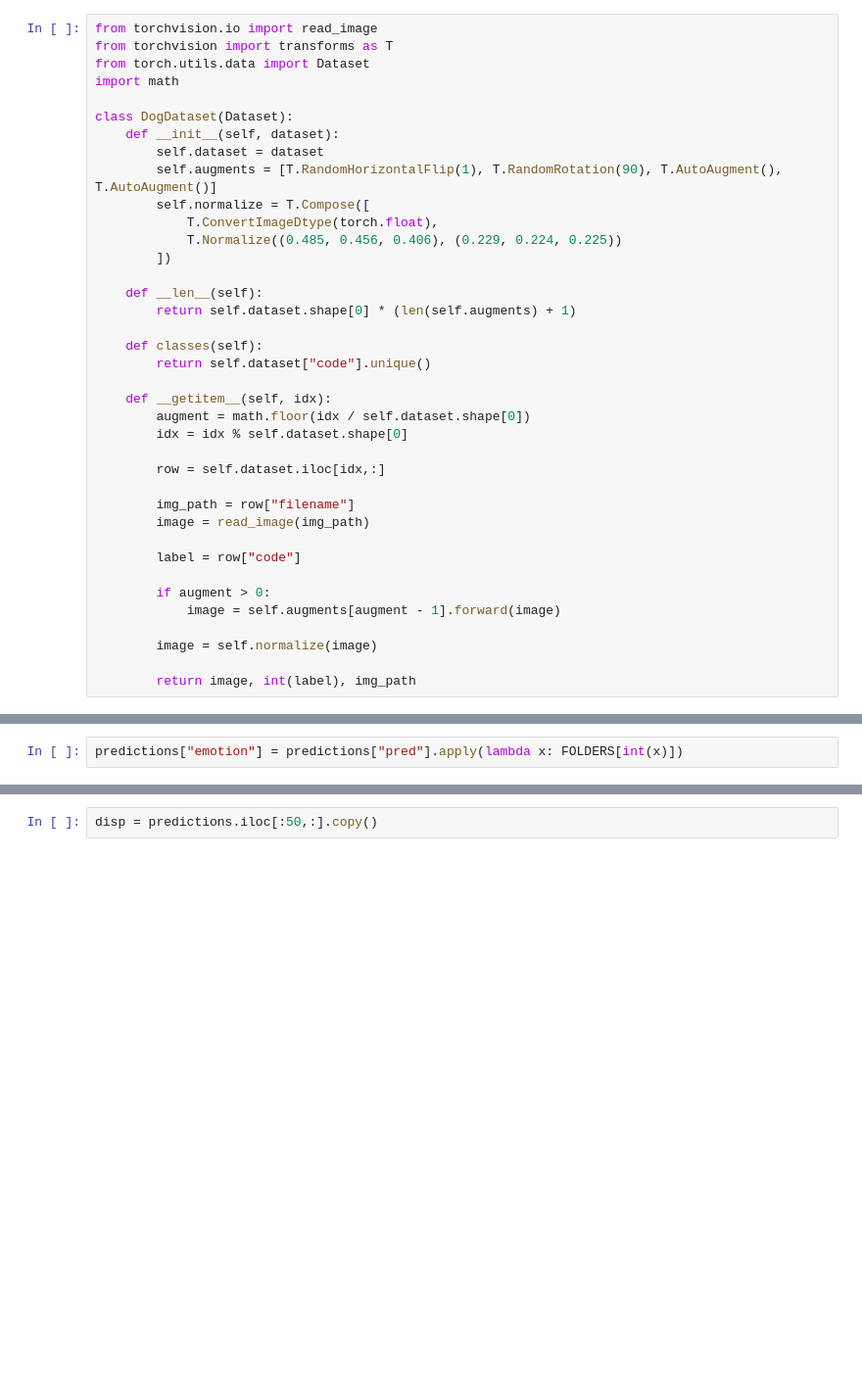
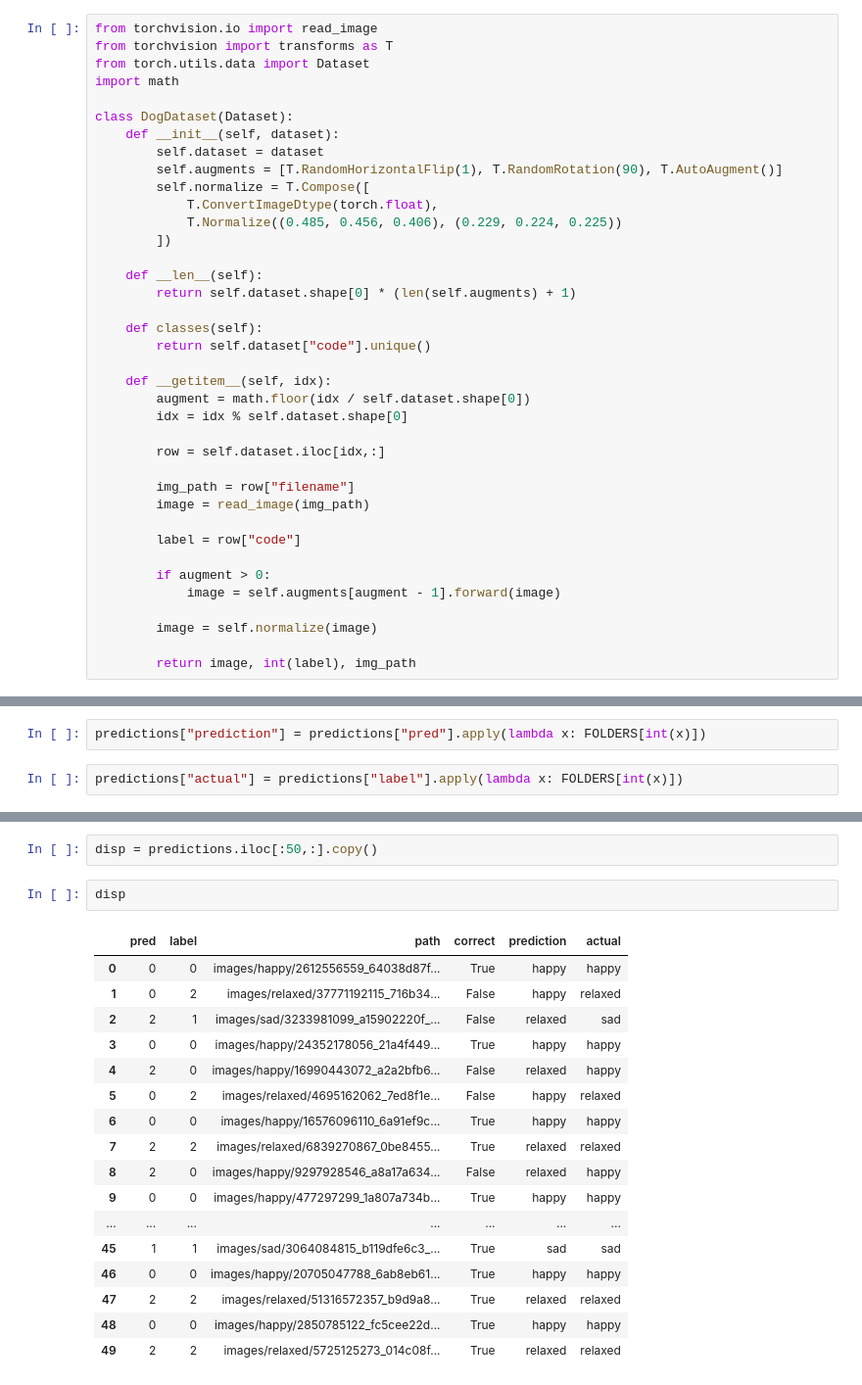
Before and after one commit to dataquestio/project-walkthroughs, a Jupyter notebook: dog_emotions/prediction.ipynb, the cells around one changed output, grey strips where cells are left out. Shown at 98% size. Saved outputs shown, nothing was run; the diff lists cells and outputs as text; blank space fills up the shorter version.

Commit message:
Update image files and predictions

```diff
--- a/dog_emotions/prediction.ipynb
+++ b/dog_emotions/prediction.ipynb
@@ -61,7 +61,7 @@ import math
 class DogDataset(Dataset):
     def __init__(self, dataset):
         self.dataset = dataset
-        self.augments = [T.RandomHorizontalFlip(1), T.RandomRotation(90), T.AutoAugment(), T.AutoAugment()]
+        self.augments = [T.RandomHorizontalFlip(1), T.RandomRotation(90), T.AutoAugment()]
         self.normalize = T.Compose([
             T.ConvertImageDtype(torch.float),
             T.Normalize((0.485, 0.456, 0.406), (0.229, 0.224, 0.225))
@@ -215,5 +235,7 @@ paths = np.concatenate([p for p in all_paths])
 predictions = pd.DataFrame(dict(pred=preds, label=labels, path=paths))
 predictions["correct"] = (predictions["pred"] == predictions["label"])
 # %%
-predictions["emotion"] = predictions["pred"].apply(lambda x: FOLDERS[int(x)])
+predictions["prediction"] = predictions["pred"].apply(lambda x: FOLDERS[int(x)])
+# %%
+predictions["actual"] = predictions["label"].apply(lambda x: FOLDERS[int(x)])
 # %%
@@ -221,3 +249,23 @@ predictions.groupby("emotion").apply(lambda x: x["correct"].sum() / x.shape[0])
 # %%
 disp = predictions.iloc[:50,:].copy()
+# %%
+disp
+# %% [output]
+|  | pred | label | path | correct | prediction | actual |
+| 0 | 0 | 0 | images/happy/2612556559_64038d87f... | True | happy | happy |
+| 1 | 0 | 2 | images/relaxed/37771192115_716b34... | False | happy | relaxed |
+| 2 | 2 | 1 | images/sad/3233981099_a15902220f_... | False | relaxed | sad |
+| 3 | 0 | 0 | images/happy/24352178056_21a4f449... | True | happy | happy |
+| 4 | 2 | 0 | images/happy/16990443072_a2a2bfb6... | False | relaxed | happy |
+| 5 | 0 | 2 | images/relaxed/4695162062_7ed8f1e... | False | happy | relaxed |
+| 6 | 0 | 0 | images/happy/16576096110_6a91ef9c... | True | happy | happy |
+| 7 | 2 | 2 | images/relaxed/6839270867_0be8455... | True | relaxed | relaxed |
+| 8 | 2 | 0 | images/happy/9297928546_a8a17a634... | False | relaxed | happy |
+| 9 | 0 | 0 | images/happy/477297299_1a807a734b... | True | happy | happy |
+| ... | ... | ... | ... | ... | ... | ... |
+| 45 | 1 | 1 | images/sad/3064084815_b119dfe6c3_... | True | sad | sad |
+| 46 | 0 | 0 | images/happy/20705047788_6ab8eb61... | True | happy | happy |
+| 47 | 2 | 2 | images/relaxed/51316572357_b9d9a8... | True | relaxed | relaxed |
+| 48 | 0 | 0 | images/happy/2850785122_fc5cee22d... | True | happy | happy |
+| 49 | 2 | 2 | images/relaxed/5725125273_014c08f... | True | relaxed | relaxed |
 # %%
```
Also changed, not shown: parts of 6 cells of this notebook, 1 other file.
